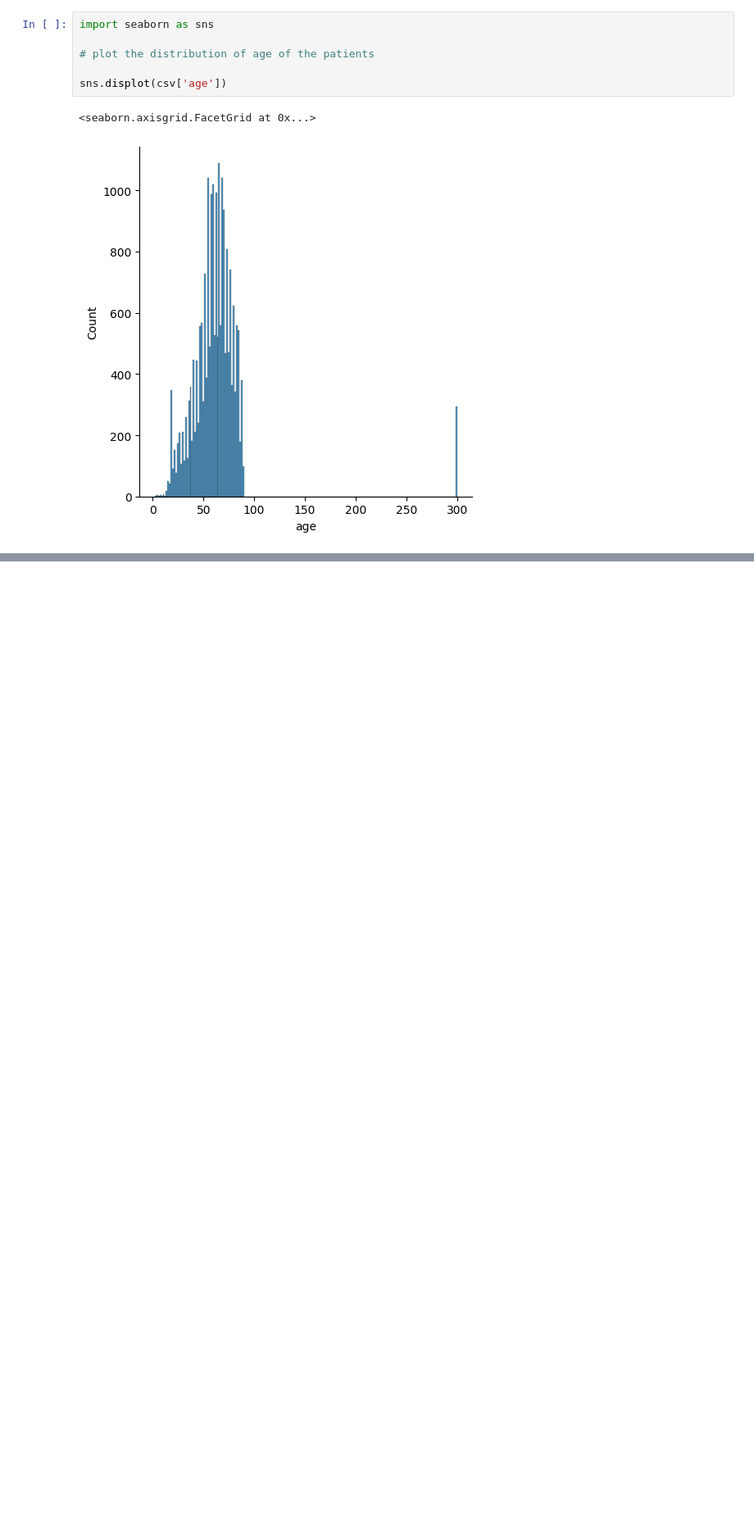
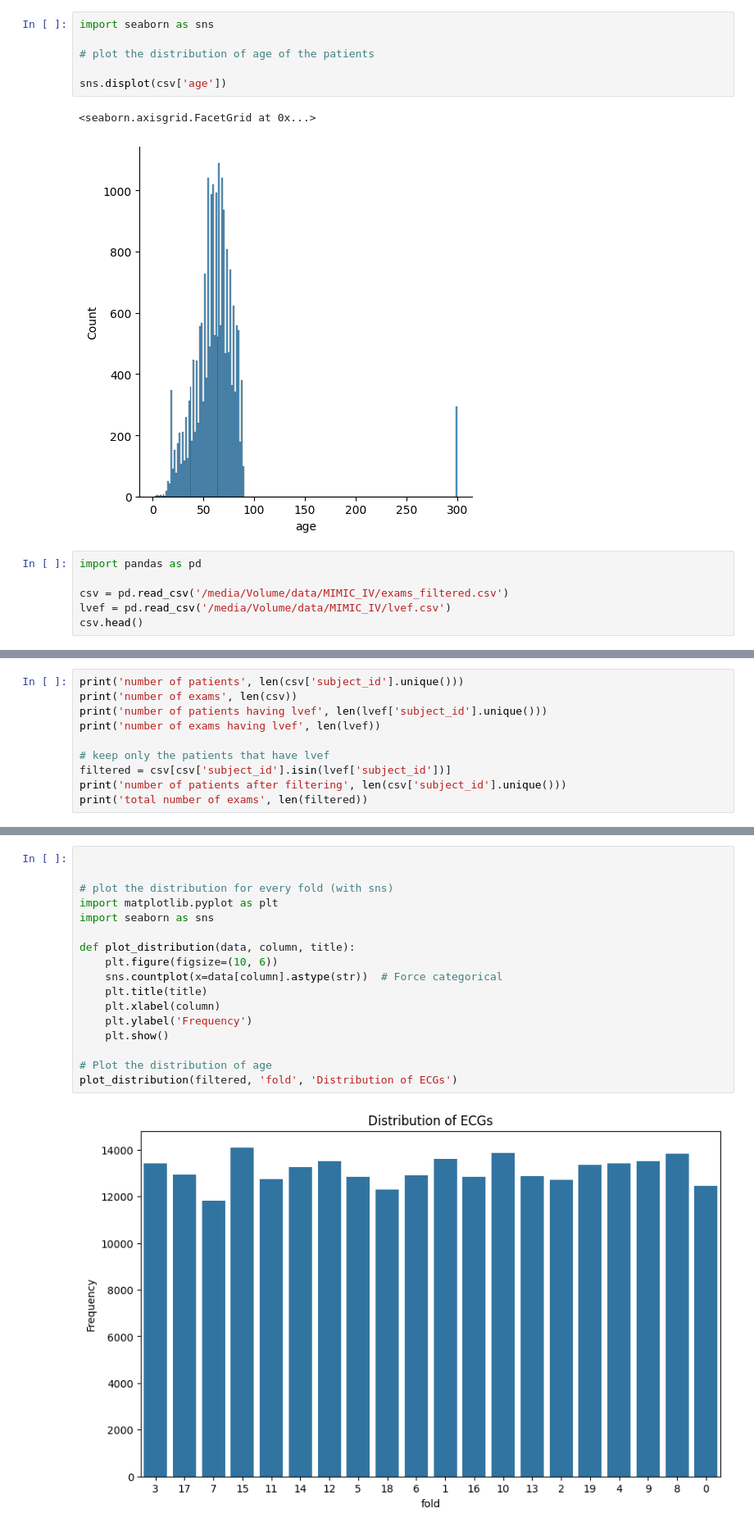
Before and after one commit to Lobster1911/bench-xecg-indian-benchmark, a Jupyter notebook: plots.ipynb, the cells around one changed output, grey strips where cells are left out. Shown at 82% size. Saved outputs shown, nothing was run; the diff lists cells and outputs as text; blank space fills up the shorter version.

Commit message:
wip lvef

```diff
--- a/plots.ipynb
+++ b/plots.ipynb
@@ -20,3 +20,9 @@ sns.displot(csv['age'])
 # %% [output]
 <seaborn.axisgrid.FacetGrid at 0x...>
 [figure]
+# %%
+import pandas as pd
+
+csv = pd.read_csv('/media/Volume/data/MIMIC_IV/exams_filtered.csv')
+lvef = pd.read_csv('/media/Volume/data/MIMIC_IV/lvef.csv')
+csv.head()
@@ -22,0 +37,10 @@ sns.displot(csv['age'])
+# %%
+print('number of patients', len(csv['subject_id'].unique()))
+print('number of exams', len(csv))
+print('number of patients having lvef', len(lvef['subject_id'].unique()))
+print('number of exams having lvef', len(lvef))
+
+# keep only the patients that have lvef
+filtered = csv[csv['subject_id'].isin(lvef['subject_id'])]
+print('number of patients after filtering', len(csv['subject_id'].unique()))
+print('total number of exams', len(filtered))
@@ -22,0 +54,19 @@ sns.displot(csv['age'])
+# %%
+
+
+# plot the distribution for every fold (with sns)
+import matplotlib.pyplot as plt
+import seaborn as sns
+
+def plot_distribution(data, column, title):
+    plt.figure(figsize=(10, 6))
+    sns.countplot(x=data[column].astype(str))  # Force categorical
+    plt.title(title)
+    plt.xlabel(column)
+    plt.ylabel('Frequency')
+    plt.show()
+
+# Plot the distribution of age
+plot_distribution(filtered, 'fold', 'Distribution of ECGs')
+# %% [output]
+[figure, added]
```
Also changed, not shown: parts of 2 cells of this notebook, 8 other files.
